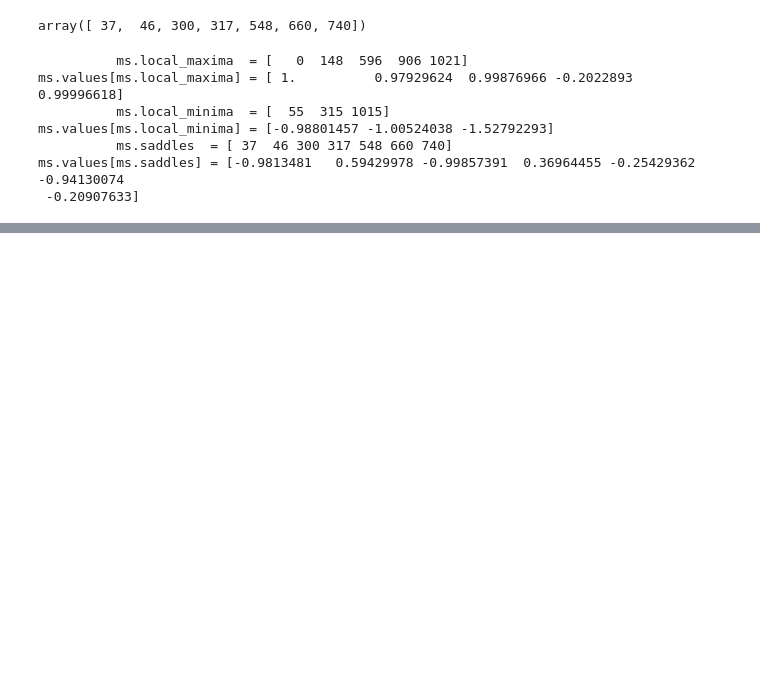
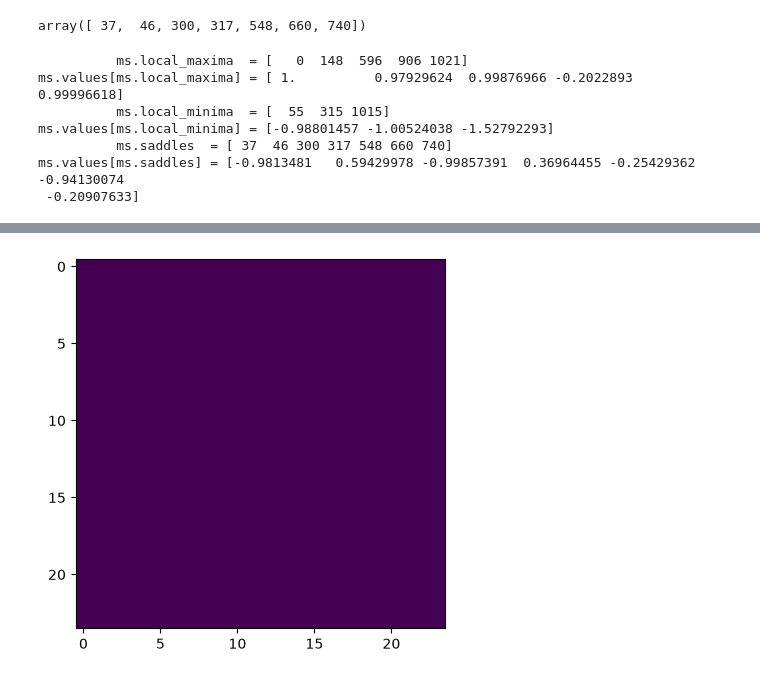
Before and after one commit to zimfv/quadrangulation, a Jupyter notebook: test.ipynb, the cells around one changed output, grey strips where cells are left out. Cells and saved outputs as stored; diff of their text form; code cells hidden in the pictures; blank space fills up the shorter version.

```diff
--- a/test.ipynb
+++ b/test.ipynb
@@ -159,0 +156,7 @@ for i in range(len(paths) + 1):
+# %%
+paths_intersect_relations = np.array([[pathtools.paths_intersect(path0, path1, faces=ms.faces) for path0 in paths] for path1 in paths])
+
+plt.imshow(paths_intersect_relations)
+assert not paths_intersect_relations.any()
+# %% [output]
+[figure, added]
```
Also changed, not shown: parts of 5 cells of this notebook, 2 other files.
